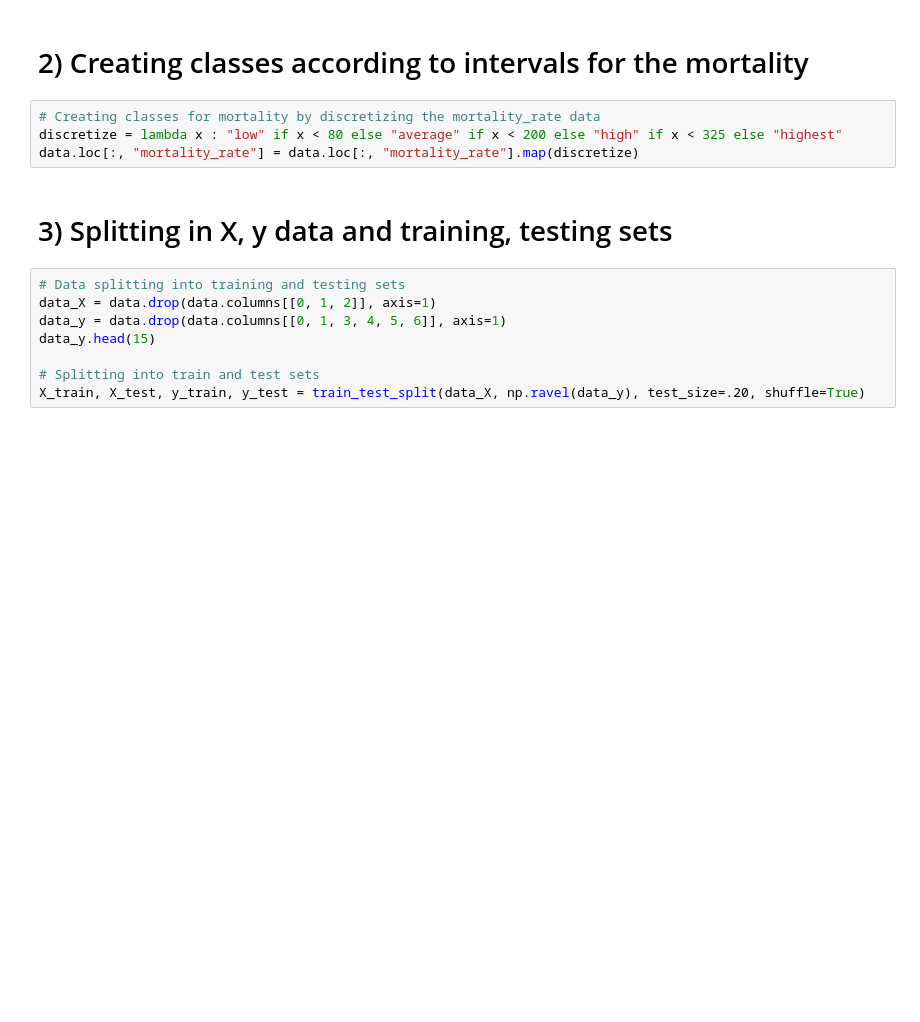
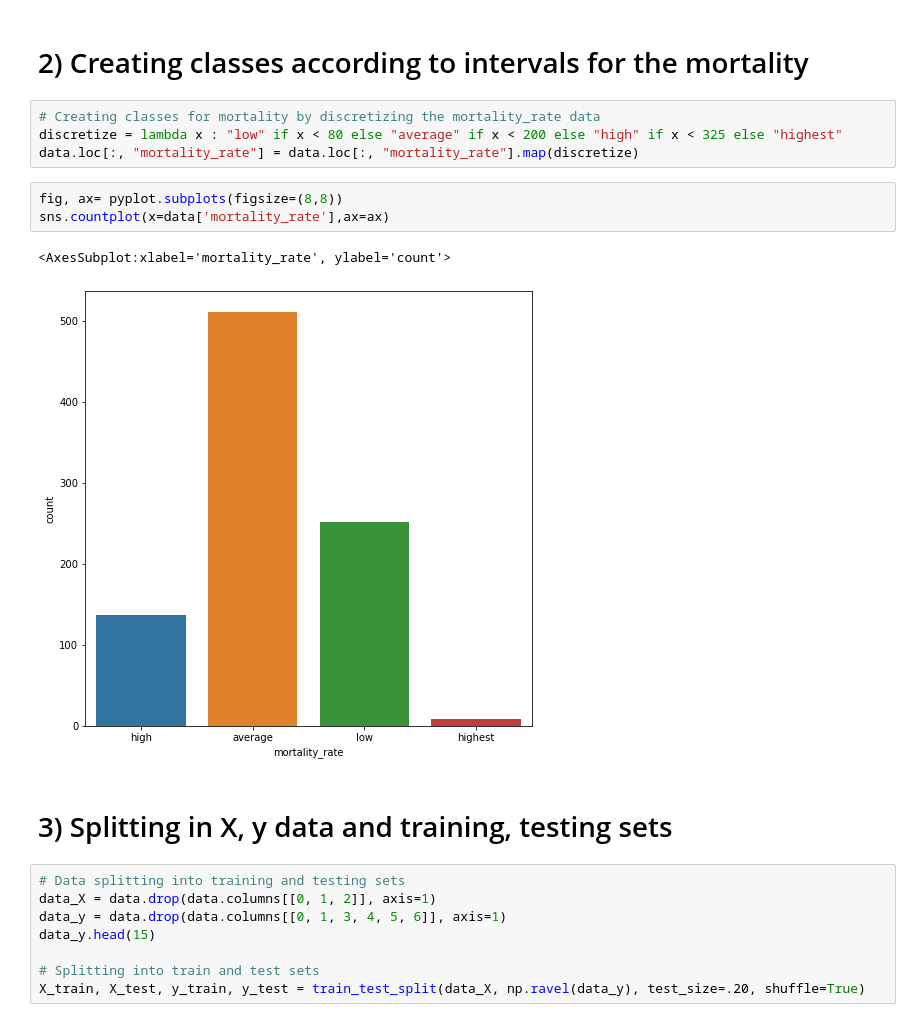
Before and after one commit to jadali17/mortality-classification, a Jupyter notebook: classification.ipynb, the cells around one changed output. Drawn from its saved outputs; the diff is of its cells as text; blank space fills up the shorter version.

```diff
--- a/classification.ipynb
+++ b/classification.ipynb
@@ -32,6 +51,12 @@ data = data_init.dropna(axis=0)
 # Creating classes for mortality by discretizing the mortality_rate data
 discretize = lambda x : "low" if x < 80 else "average" if x < 200 else "high" if x < 325 else "highest"
 data.loc[:, "mortality_rate"] = data.loc[:, "mortality_rate"].map(discretize)
+# %%
+fig, ax= pyplot.subplots(figsize=(8,8))
+sns.countplot(x=data['mortality_rate'],ax=ax)
+# %% [output]
+<AxesSubplot:xlabel='mortality_rate', ylabel='count'>
+[figure, added]
 # %% [markdown]
 # 3) Splitting in X, y data and training, testing sets
 # %%
```
Also changed, not shown: parts of 7 cells of this notebook.
